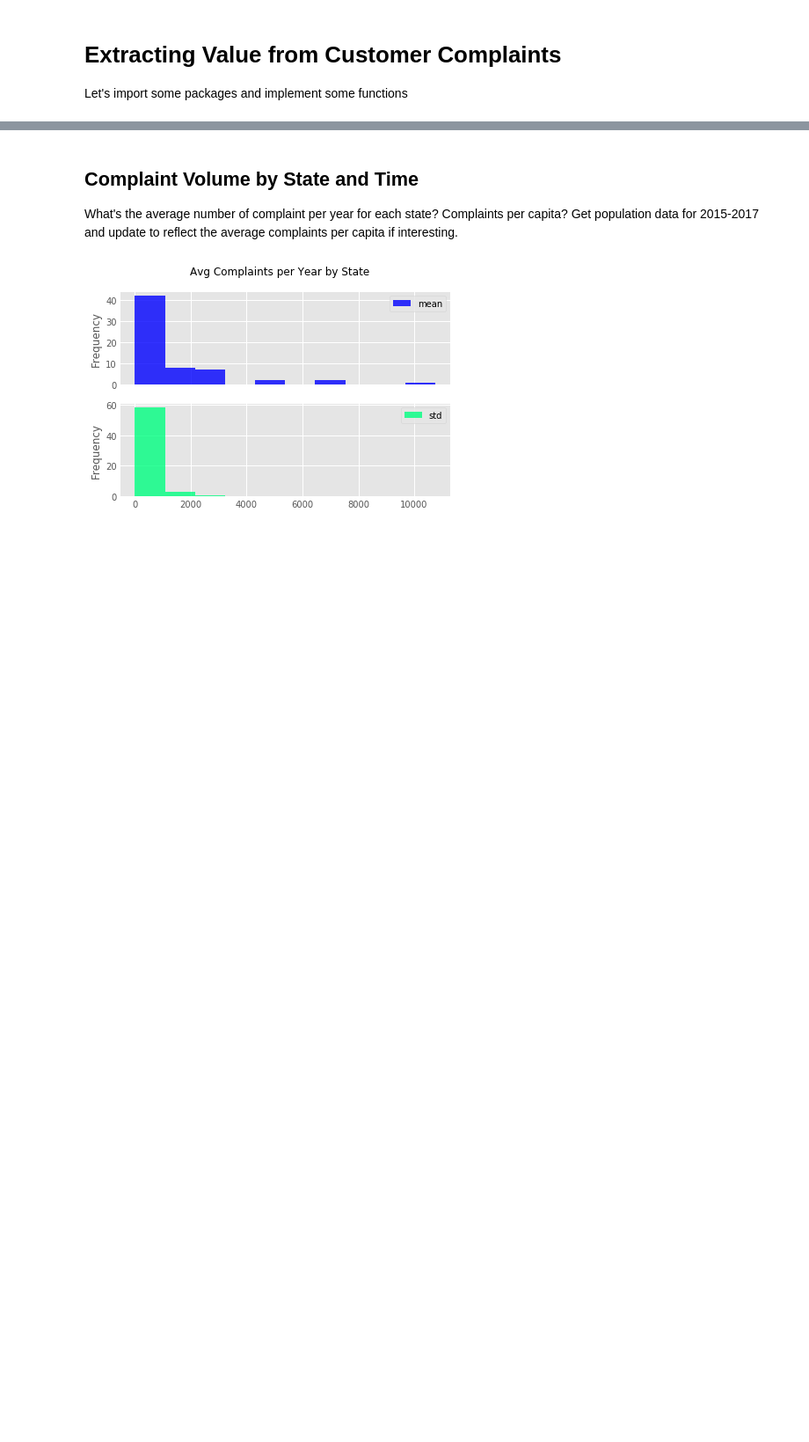
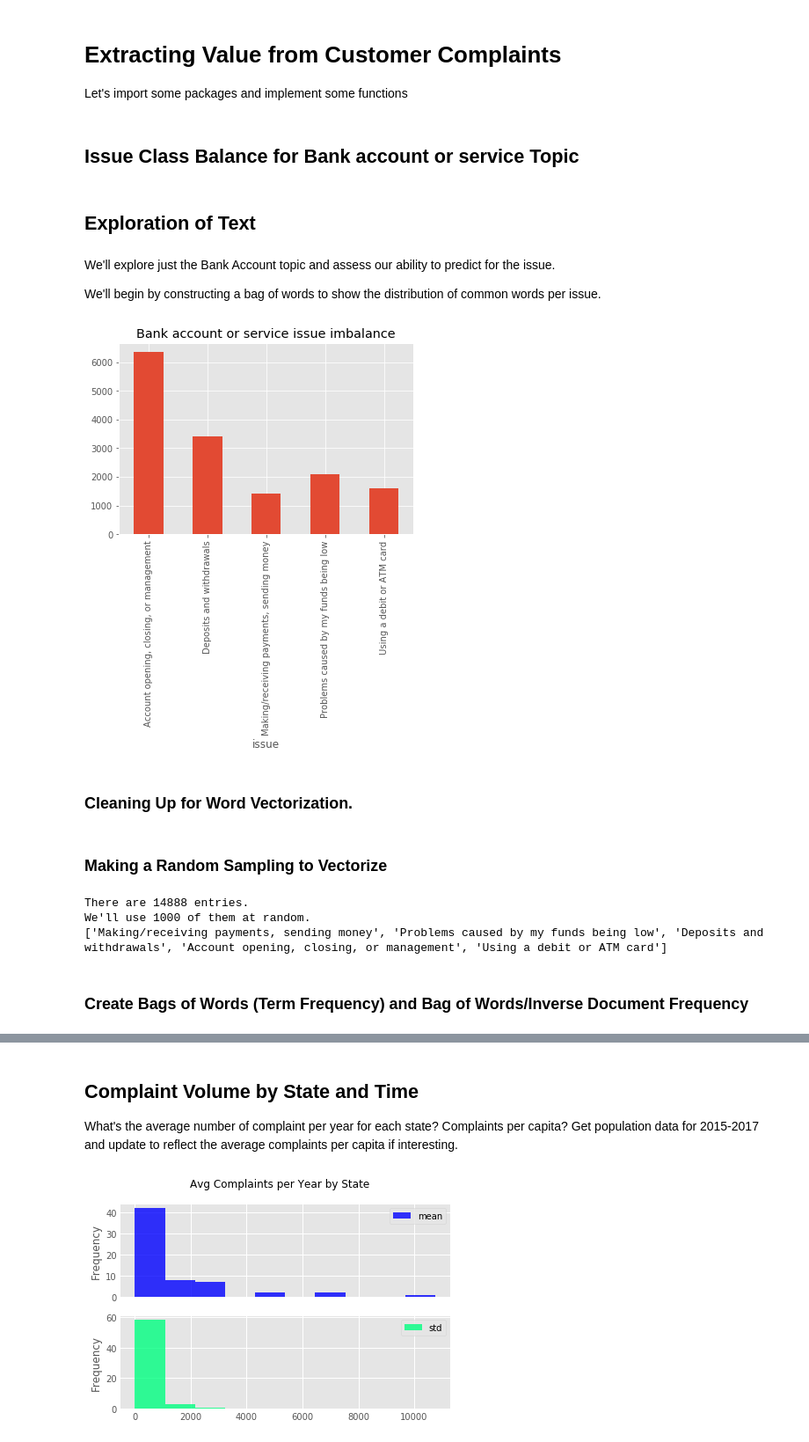
Before and after one commit to swfisher/springboard, a Jupyter notebook: complaints/CFPB Complaints.ipynb, the cells around one changed output, grey strips where cells are left out. Shown at 88% size. Cells and saved outputs as stored; diff of their text form; code cells hidden in the pictures; blank space fills up the shorter version.

Commit message:
Added bag of words to jupyter notebook

```diff
--- a/complaints/CFPB Complaints.ipynb
+++ b/complaints/CFPB Complaints.ipynb
@@ -78 +86,17 @@ c = c.rename(columns = columnNames)
 #There are a few missing state entries, and not every complaint has a sub-product or sub-issue.
+# %% [markdown]
+## Issue Class Balance for Bank account or service Topic
+# %% [markdown]
+## Exploration of Text
+# %% [markdown]
+We'll explore just the Bank Account topic and assess our ability to predict for the issue.
+
+We'll begin by constructing a bag of words to show the distribution of common words per issue.
+# %%
+p_issue_class = c.groupby(['product','issue'])['text'].count()
+p_issue_class['Bank account or service'].plot(kind='bar',title = 'Bank account or service' + ' issue imbalance')
+plt.show()
+# %% [output]
+[figure, added]
+# %% [markdown]
+### Cleaning Up for Word Vectorization.
@@ -78,0 +111,23 @@ c = c.rename(columns = columnNames)
+# %% [markdown]
+### Making a Random Sampling to Vectorize
+# %%
+#Make the random sampling consistent when re-run.
+np.random.seed(0)
+
+#We'll take a sample of the whole collection and of each issue.
+gross_sample_size = 1000;
+issue_sample_size = 500;
+issues = list(set(b.issue.unique()))
+
+gross_text_sample = b.sample(gross_sample_size)['clean_text'].reset_index(drop=True)
+issue_text_samples = {i:b[b['issue'] == i].sample(issue_sample_size)['clean_text'].reset_index(drop=True) for i in issues}
+
+print('There are ' + str(b.shape[0]) + ' entries.')
+print('We\'ll use '+ str(gross_sample_size) + ' of them at random.')
+print(issues)
+# %% [output]
+There are 14888 entries.
+We'll use 1000 of them at random.
+['Making/receiving payments, sending money', 'Problems caused by my funds being low', 'Deposits and withdrawals', 'Account opening, closing, or management', 'Using a debit or ATM card']
+# %% [markdown]
+### Create Bags of Words (Term Frequency) and Bag of Words/Inverse Document Frequency
```
Also changed, not shown: parts of 14 cells of this notebook, 1 other file.
